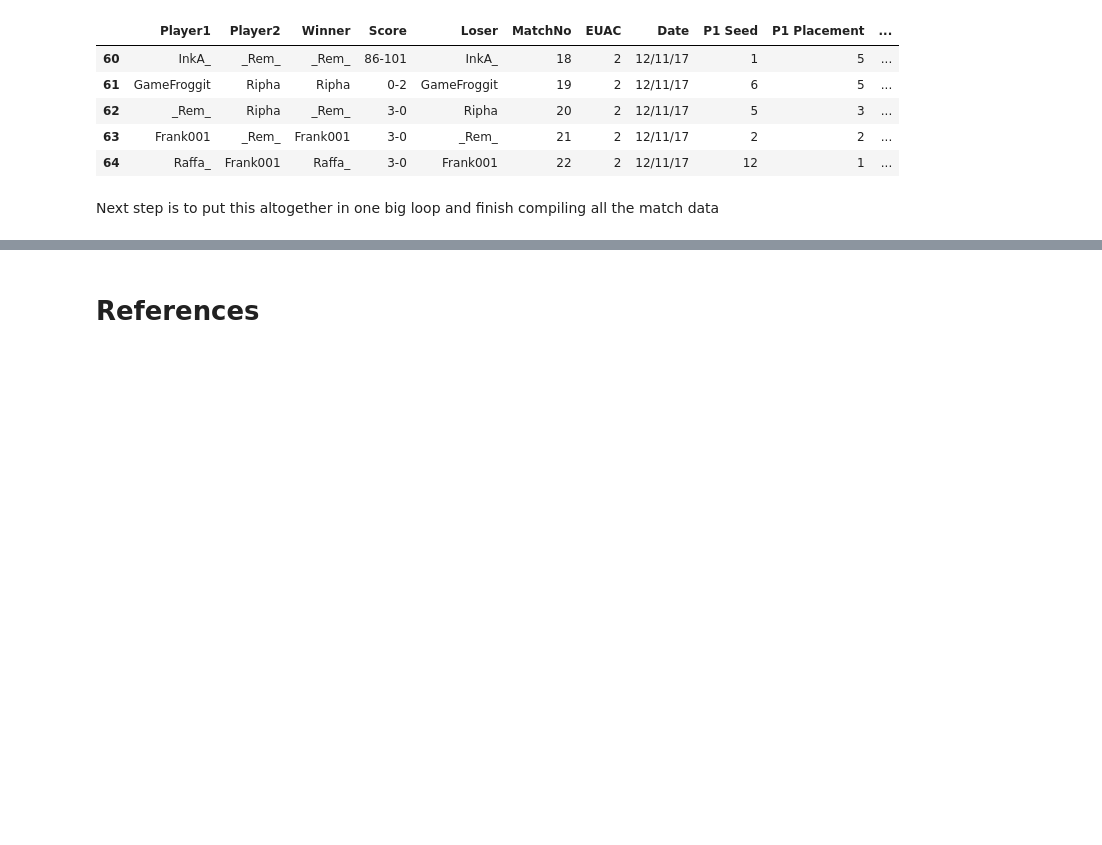
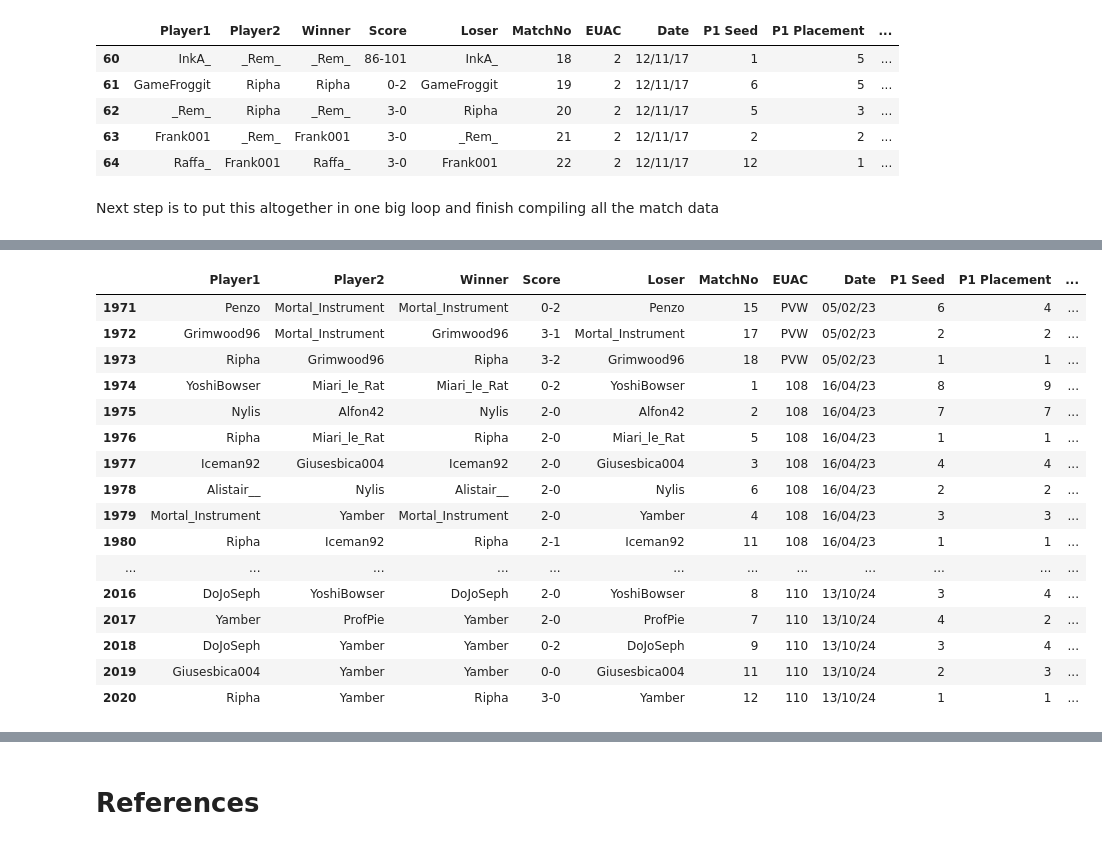
Before and after one commit to DarrenCCT/Tournament-Analysis, a Jupyter notebook: EUAC - Data Collection.ipynb, the cells around one changed output, grey strips where cells are left out. Cells and saved outputs as stored; diff of their text form; code cells hidden in the pictures; blank space fills up the shorter version.

```diff
--- a/EUAC - Data Collection.ipynb
+++ b/EUAC - Data Collection.ipynb
@@ -822,3 +828,7 @@ playerdf.head()
+# %%
+def add_new_player(df, name, challongeId):
+    if name not in df["Player"].values:
+        df.loc[len(df)] = [0, name, challongeId]
 # %% [markdown]
 Within "participants" and "matches" from the API pulls, the ids and availability of access to name differ. <br>
 For each tournament, a player has an id but they also have a unique challonge id. A player's name is also not accessible within match, for example. <br>
@@ -996,0 +1027,20 @@ for url in tqdm(urlArray, desc="Processing", unit="step"):
+# %%
+df.tail(50)
+# %% [output]
+|  | Player1 | Player2 | Winner | Score | Loser | MatchNo | EUAC | Date | P1 Seed | P1 Placement | ... |
+| 1971 | Penzo | Mortal_Instrument | Mortal_Instrument | 0-2 | Penzo | 15 | PVW | 05/02/23 | 6 | 4 | ... |
+| 1972 | Grimwood96 | Mortal_Instrument | Grimwood96 | 3-1 | Mortal_Instrument | 17 | PVW | 05/02/23 | 2 | 2 | ... |
+| 1973 | Ripha | Grimwood96 | Ripha | 3-2 | Grimwood96 | 18 | PVW | 05/02/23 | 1 | 1 | ... |
+| 1974 | YoshiBowser | Miari_le_Rat | Miari_le_Rat | 0-2 | YoshiBowser | 1 | 108 | 16/04/23 | 8 | 9 | ... |
+| 1975 | Nylis | Alfon42 | Nylis | 2-0 | Alfon42 | 2 | 108 | 16/04/23 | 7 | 7 | ... |
+| 1976 | Ripha | Miari_le_Rat | Ripha | 2-0 | Miari_le_Rat | 5 | 108 | 16/04/23 | 1 | 1 | ... |
+| 1977 | Iceman92 | Giusesbica004 | Iceman92 | 2-0 | Giusesbica004 | 3 | 108 | 16/04/23 | 4 | 4 | ... |
+| 1978 | Alistair__ | Nylis | Alistair__ | 2-0 | Nylis | 6 | 108 | 16/04/23 | 2 | 2 | ... |
+| 1979 | Mortal_Instrument | Yamber | Mortal_Instrument | 2-0 | Yamber | 4 | 108 | 16/04/23 | 3 | 3 | ... |
+| 1980 | Ripha | Iceman92 | Ripha | 2-1 | Iceman92 | 11 | 108 | 16/04/23 | 1 | 1 | ... |
+| ... | ... | ... | ... | ... | ... | ... | ... | ... | ... | ... | ... |
+| 2016 | DoJoSeph | YoshiBowser | DoJoSeph | 2-0 | YoshiBowser | 8 | 110 | 13/10/24 | 3 | 4 | ... |
+| 2017 | Yamber | ProfPie | Yamber | 2-0 | ProfPie | 7 | 110 | 13/10/24 | 4 | 2 | ... |
+| 2018 | DoJoSeph | Yamber | Yamber | 0-2 | DoJoSeph | 9 | 110 | 13/10/24 | 3 | 4 | ... |
+| 2019 | Giusesbica004 | Yamber | Yamber | 0-0 | Giusesbica004 | 11 | 110 | 13/10/24 | 2 | 3 | ... |
+| 2020 | Ripha | Yamber | Ripha | 3-0 | Yamber | 12 | 110 | 13/10/24 | 1 | 1 | ... |
```
Also changed, not shown: parts of 7 cells of this notebook.
